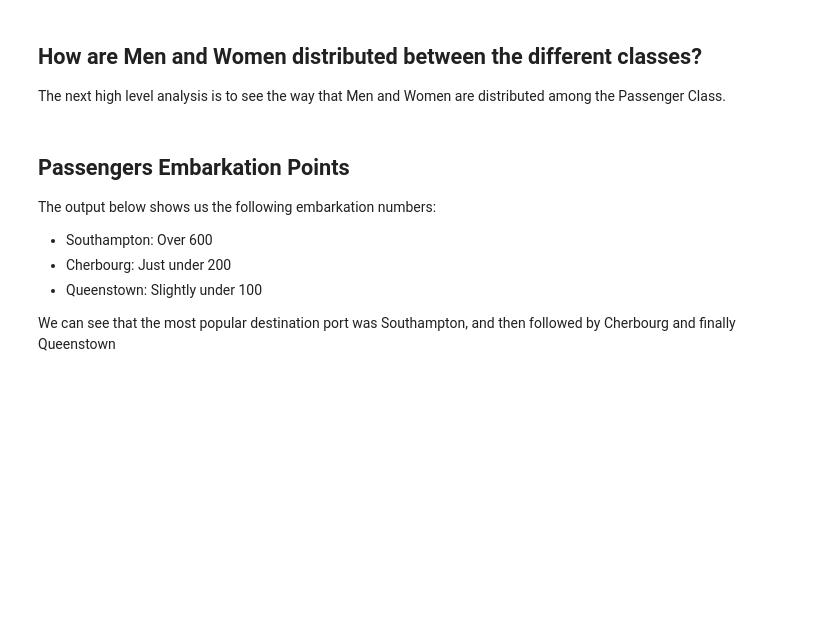
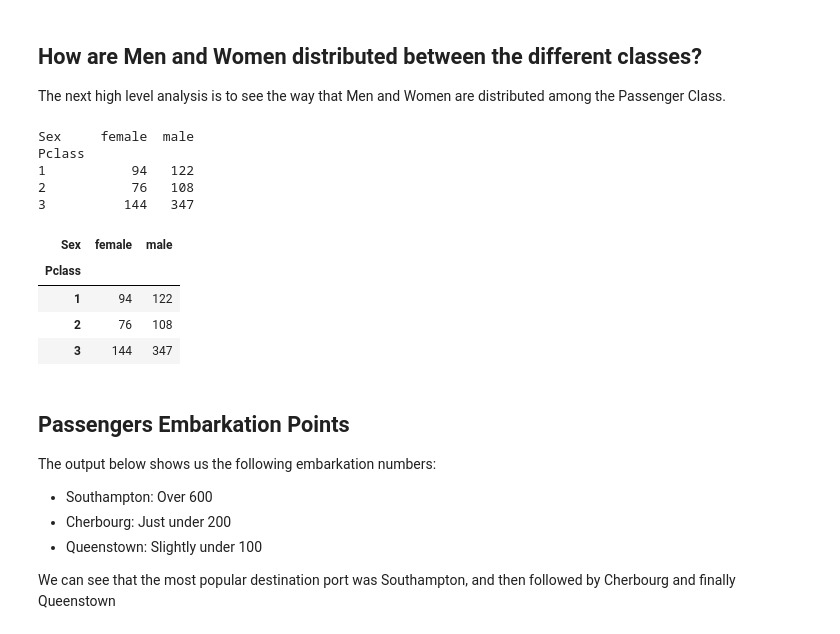
Before and after one commit to nizarhamood/Titanic, a Jupyter notebook: titanic.ipynb, the cells around one changed output. Drawn from its saved outputs; the diff is of its cells as text; code cells hidden in the pictures; blank space fills up the shorter version.

```diff
--- a/titanic.ipynb
+++ b/titanic.ipynb
@@ -369,6 +378,23 @@ About 55.11% Titanic passengers were in Third Class.
 # %% [markdown]
 ## How are Men and Women distributed between the different classes?
 The next high level analysis is to see the way that Men and Women are distributed among the Passenger Class.
+# %%
+pclass_sex_ratio = train.pivot_table(index='Pclass', columns='Sex',aggfunc='size')
+print(pclass_sex_ratio)
+# %% [output]
+Sex     female  male
+Pclass
+1           94   122
+2           76   108
+3          144   347
+# %%
+pclass_sex_ratio
+# %% [output]
+| Sex | female | male |
+| Pclass |  |  |
+| 1 | 94 | 122 |
+| 2 | 76 | 108 |
+| 3 | 144 | 347 |
 # %% [markdown]
 ## Passengers Embarkation Points
 The output below shows us the following embarkation numbers:
```
Also changed, not shown: parts of 19 cells of this notebook, 5 other files.
